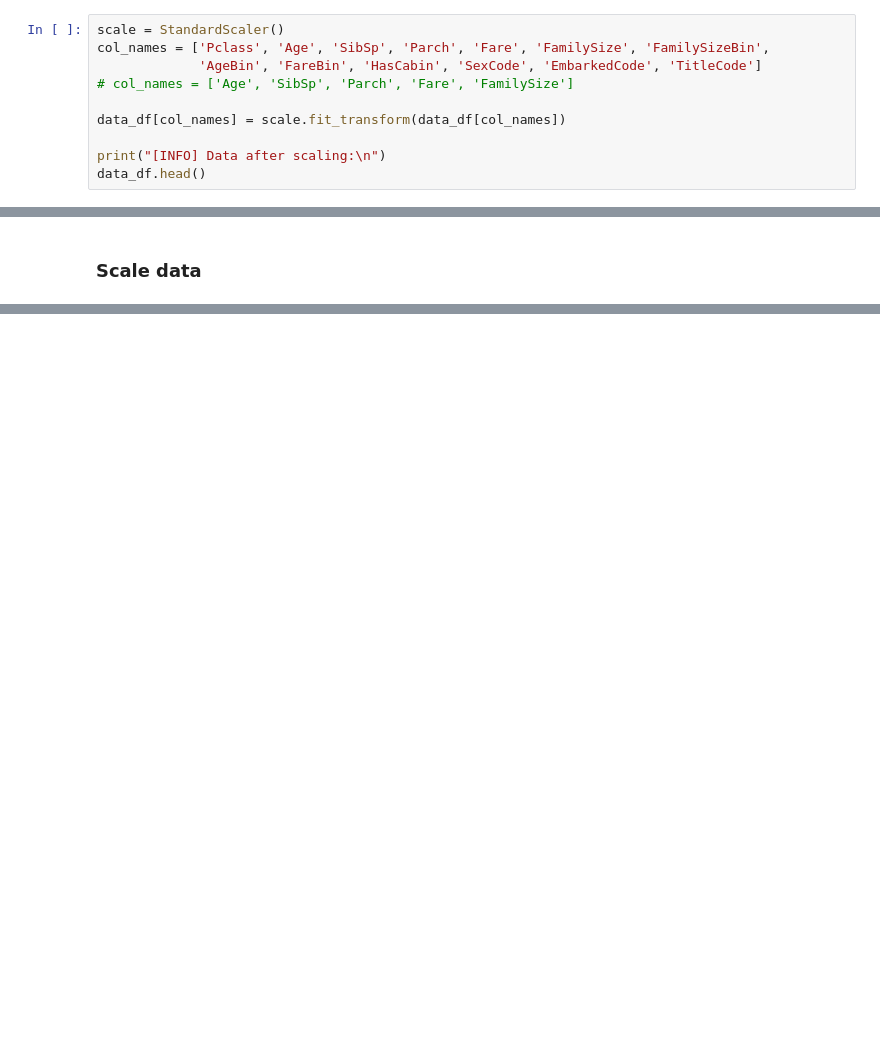
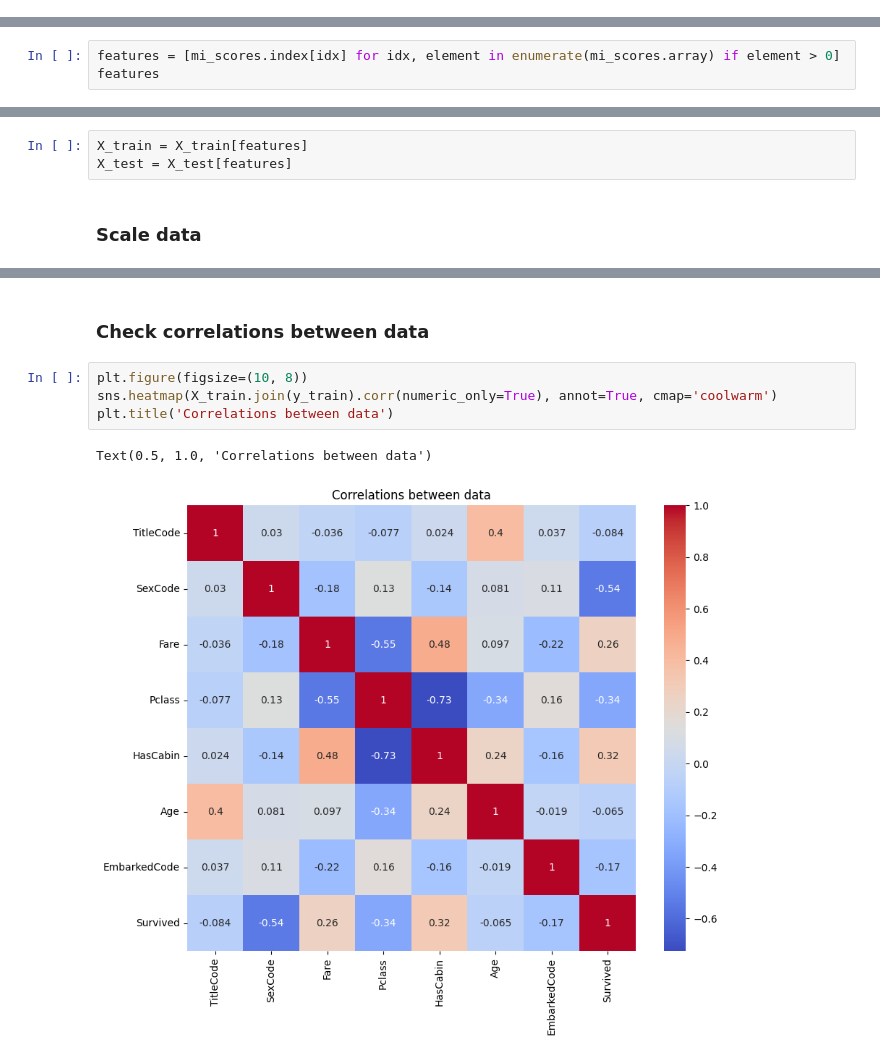
Before and after one commit to Milutin-S/kaggleCompetitions, a Jupyter notebook: Titanic/notes.ipynb, the cells around one changed output, grey strips where cells are left out. Cells and saved outputs as stored; diff of their text form; blank space fills up the shorter version.

Commit message:
Added feature selection, scaling and correlations heatmap

```diff
--- a/Titanic/notes.ipynb
+++ b/Titanic/notes.ipynb
@@ -476,10 +462,0 @@ data_df.head()
-# %%
-scale = StandardScaler()
-col_names = ['Pclass', 'Age', 'SibSp', 'Parch', 'Fare', 'FamilySize', 'FamilySizeBin',
-             'AgeBin', 'FareBin', 'HasCabin', 'SexCode', 'EmbarkedCode', 'TitleCode']
-# col_names = ['Age', 'SibSp', 'Parch', 'Fare', 'FamilySize']
-
-data_df[col_names] = scale.fit_transform(data_df[col_names])
-
-print("[INFO] Data after scaling:\n")
-data_df.head()
@@ -548,0 +519,3 @@ Name: MI Scores, dtype: float64
+# %%
+features = [mi_scores.index[idx] for idx, element in enumerate(mi_scores.array) if element > 0]
+features
@@ -549,3 +531,6 @@ Name: MI Scores, dtype: float64
+# %%
+X_train = X_train[features]
+X_test = X_test[features]
 # %% [markdown]
 ### Scale data
 # %%
@@ -579,3 +564,12 @@ data_df.head()
 | 3 | 1.0 | 0.841916 | Heikkinen, Miss. Laina | female | -0.271558 | -0.479087 | -0.445 | STON/O2. 3101282 | -0.490240 | NaN | ... |
 | 4 | 1.0 | -1.546098 | Futrelle, Mrs. Jacques Heath (Lil... | female | 0.426099 | 0.481288 | -0.445 | 113803 | 0.383183 | C123 | ... |
 | 5 | 0.0 | 0.841916 | Allen, Mr. William Henry | male | 0.426099 | -0.479087 | -0.445 | 373450 | -0.487824 | NaN | ... |
+# %% [markdown]
+### Check correlations between data
+# %%
+plt.figure(figsize=(10, 8))
+sns.heatmap(X_train.join(y_train).corr(numeric_only=True), annot=True, cmap='coolwarm')
+plt.title('Correlations between data')
+# %% [output]
+Text(0.5, 1.0, 'Correlations between data')
+[figure, added]
```
Also changed, not shown: parts of 8 cells of this notebook.
